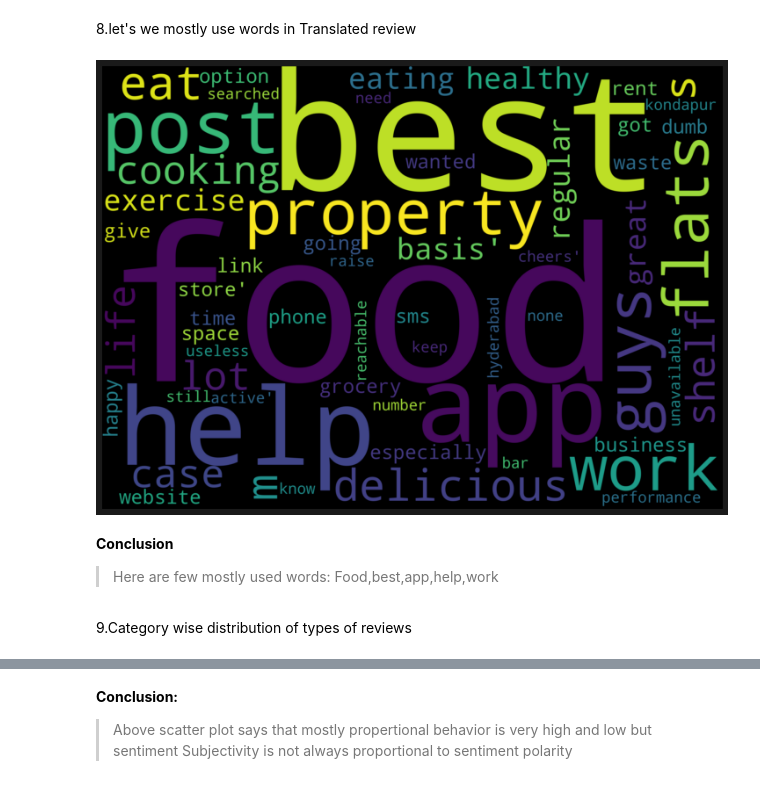
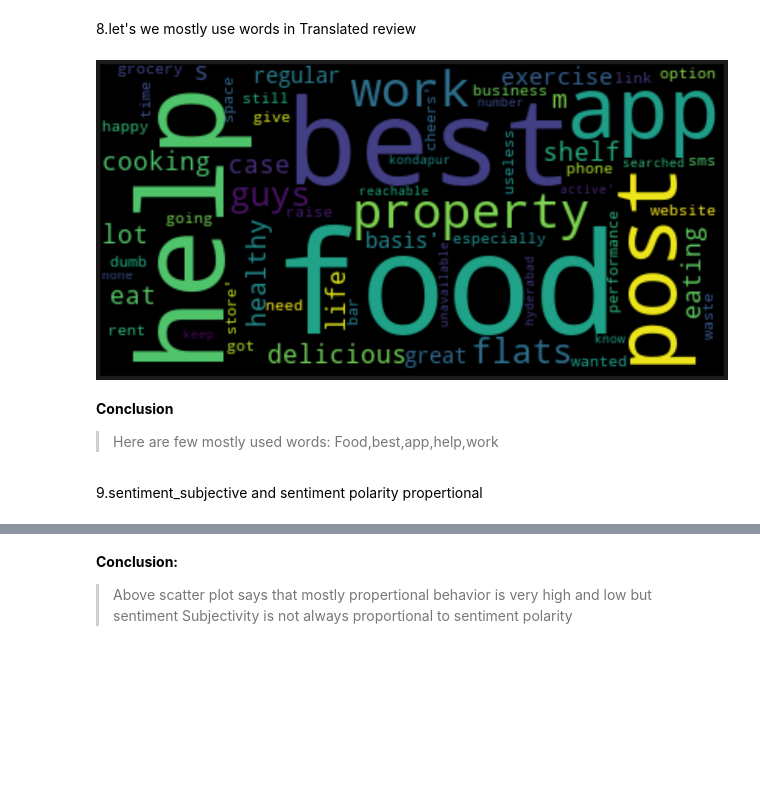
Before and after one commit to Sanketkamble01/Playstore-app-review-analysis, a Jupyter notebook: Individual_Notebook_Play_Store_App_Review_Analysis_Capstone_Project.ipynb, the cells around one changed output, grey strips where cells are left out. Drawn from its saved outputs; the diff is of its cells as text; code cells hidden in the pictures; blank space fills up the shorter version.

```diff
--- a/Individual_Notebook_Play_Store_App_Review_Analysis_Capstone_Project.ipynb
+++ b/Individual_Notebook_Play_Store_App_Review_Analysis_Capstone_Project.ipynb
@@ -249,7 +246,0 @@ plt.show();
-# %%
-plt.figure(figsize=(10,8))
-plt.style.use("fivethirtyeight")
-sns.swarmplot(y="Rating",data=ps_dataset1,palette="YlOrBr" )
-plt.ylabel("Rating", fontsize=15)
-plt.title("swarmplot plot for Rating")
-plt.show();
@@ -315,6 +304,4 @@ sns.barplot(y="Installs",x="Content Rating",data=point_4,palette="icefire")
 plt.title("Comparison of Content Rating(Number of Apps Installed)")
 plt.ylabel("Number of Installs",fontsize=15)
 plt.xlabel("Content Rating",fontsize=15)
-# Setting the Figure size for future visualisation
-sns.set(rc={"figure.figsize":(10,8)})
 # %% [output]
@@ -359,29 +345,21 @@ Conclusion:
 8.let's we mostly use words in Translated review
 # %%
 stopword = ps_dataset2[ps_dataset2['Translated_Review'].notnull()]
-
 from wordcloud import WordCloud, STOPWORDS
 text = stopword.Translated_Review.values
-wordcloud = WordCloud(
-    width = 3500,
-    height = 2500,
-    background_color = 'black',
-    stopwords = STOPWORDS).generate(str(text).lower())
-fig = plt.figure(
-    figsize = (14,7),
-    facecolor = 'k',
-    edgecolor = 'k')
+wordcloud = WordCloud(stopwords = STOPWORDS).generate(str(text).lower())
+fig = plt.figure(figsize = (14,7),facecolor = 'k',edgecolor = 'k')
 plt.imshow(wordcloud, interpolation = 'bilinear')
 plt.axis('off')
 plt.tight_layout(pad=0)
 plt.show()
 # %% [output]
-[figure, old version]
+[figure, new version]
 # %% [markdown]
 **Conclusion**
 
 > Here are few mostly used words: Food,best,app,help,work
-# %% [markdown]
-9.Category wise distribution of types of reviews
+# %% [markdown]
+9.sentiment_subjective and sentiment polarity propertional
 # %%
 merged = ps_dataset1.merge(ps_dataset2, on="App")
```
Also changed, not shown: parts of 23 cells of this notebook.
